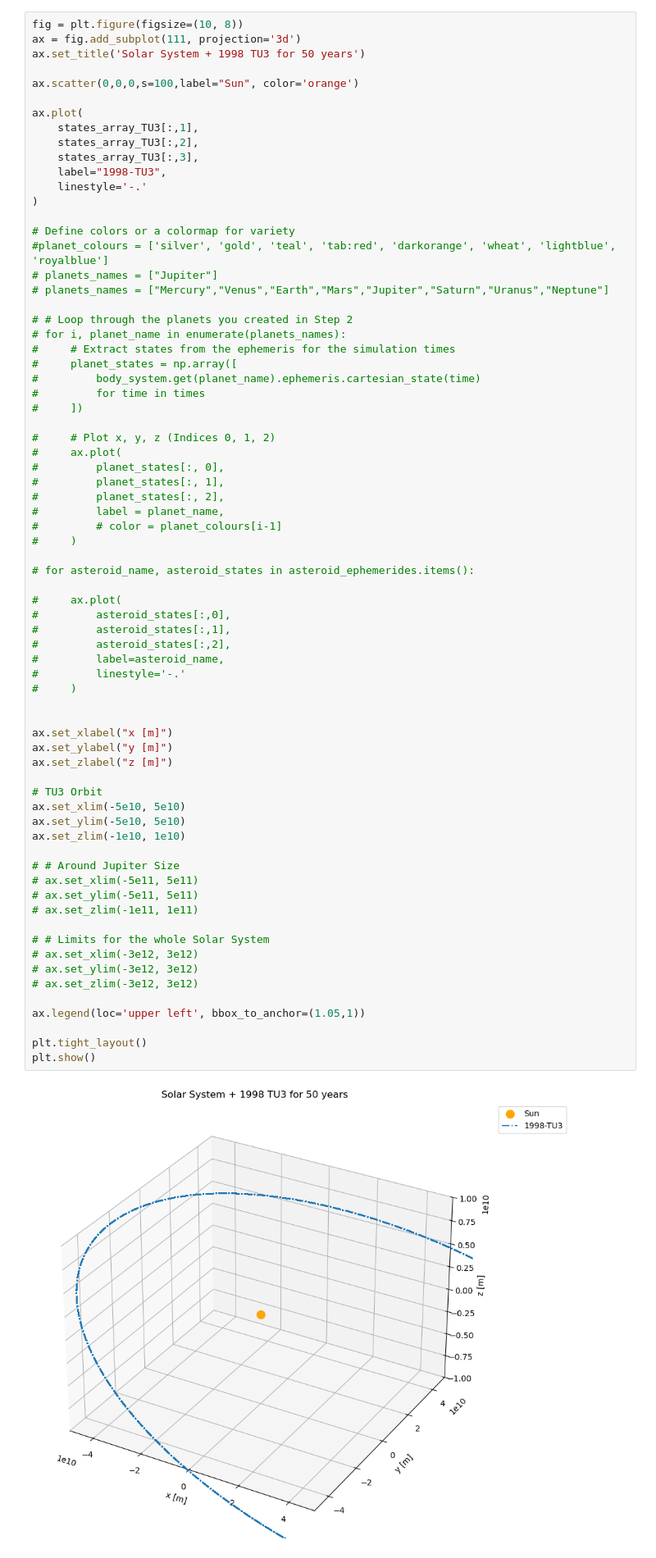
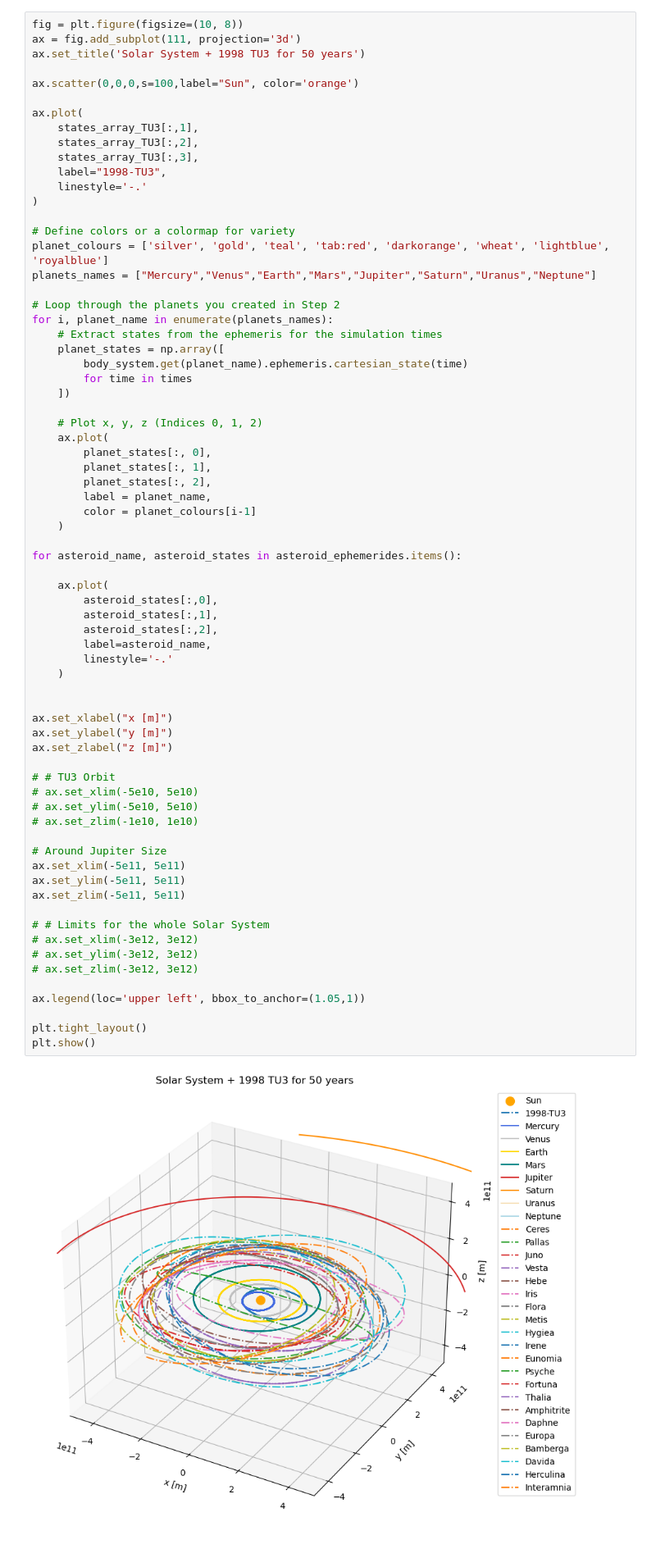
Before and after one commit to PocketBloom/Bachelor_Project, a Jupyter notebook: TU3/TU3_orbit_precession_2.ipynb, the cells around one changed output. Shown at 82% size. Drawn from its saved outputs; the diff is of its cells as text.

Commit message:
THE WHOLE SOLAR SYSTEM

```diff
--- a/TU3/TU3_orbit_precession_2.ipynb
+++ b/TU3/TU3_orbit_precession_2.ipynb
@@ -428,68 +509,67 @@ ax.plot(
     states_array_TU3[:,1],
     states_array_TU3[:,2],
     states_array_TU3[:,3],
     label="1998-TU3",
     linestyle='-.'
 )
 
 # Define colors or a colormap for variety
-#planet_colours = ['silver', 'gold', 'teal', 'tab:red', 'darkorange', 'wheat', 'lightblue', 'royalblue']
-# planets_names = ["Jupiter"]
-# planets_names = ["Mercury","Venus","Earth","Mars","Jupiter","Saturn","Uranus","Neptune"]
+planet_colours = ['silver', 'gold', 'teal', 'tab:red', 'darkorange', 'wheat', 'lightblue', 'royalblue']
+planets_names = ["Mercury","Venus","Earth","Mars","Jupiter","Saturn","Uranus","Neptune"]
 
-# # Loop through the planets you created in Step 2
-# for i, planet_name in enumerate(planets_names):
-#     # Extract states from the ephemeris for the simulation times
-#     planet_states = np.array([
-#         body_system.get(planet_name).ephemeris.cartesian_state(time)
-#         for time in times
-#     ])
+# Loop through the planets you created in Step 2
+for i, planet_name in enumerate(planets_names):
+    # Extract states from the ephemeris for the simulation times
+    planet_states = np.array([
+        body_system.get(planet_name).ephemeris.cartesian_state(time)
+        for time in times
+    ])
 
-#     # Plot x, y, z (Indices 0, 1, 2)
-#     ax.plot(
-#         planet_states[:, 0],
-#         planet_states[:, 1],
-#         planet_states[:, 2],
-#         label = planet_name,
-#         # color = planet_colours[i-1]
-#     )
+    # Plot x, y, z (Indices 0, 1, 2)
+    ax.plot(
+        planet_states[:, 0],
+        planet_states[:, 1],
+        planet_states[:, 2],
+        label = planet_name,
+        color = planet_colours[i-1]
+    )
 
-# for asteroid_name, asteroid_states in asteroid_ephemerides.items():
+for asteroid_name, asteroid_states in asteroid_ephemerides.items():
 
-#     ax.plot(
-#         asteroid_states[:,0],
-#         asteroid_states[:,1],
-#         asteroid_states[:,2],
-#         label=asteroid_name,
-#         linestyle='-.'
-#     )
+    ax.plot(
+        asteroid_states[:,0],
+        asteroid_states[:,1],
+        asteroid_states[:,2],
+        label=asteroid_name,
+        linestyle='-.'
+    )
 
 
 ax.set_xlabel("x [m]")
 ax.set_ylabel("y [m]")
 ax.set_zlabel("z [m]")
 
-# TU3 Orbit
-ax.set_xlim(-5e10, 5e10)
-ax.set_ylim(-5e10, 5e10)
-ax.set_zlim(-1e10, 1e10)
+# # TU3 Orbit
+# ax.set_xlim(-5e10, 5e10)
+# ax.set_ylim(-5e10, 5e10)
+# ax.set_zlim(-1e10, 1e10)
 
-# # Around Jupiter Size
-# ax.set_xlim(-5e11, 5e11)
-# ax.set_ylim(-5e11, 5e11)
-# ax.set_zlim(-1e11, 1e11)
+# Around Jupiter Size
+ax.set_xlim(-5e11, 5e11)
+ax.set_ylim(-5e11, 5e11)
+ax.set_zlim(-5e11, 5e11)
 
 # # Limits for the whole Solar System
 # ax.set_xlim(-3e12, 3e12)
 # ax.set_ylim(-3e12, 3e12)
 # ax.set_zlim(-3e12, 3e12)
 
 ax.legend(loc='upper left', bbox_to_anchor=(1.05,1))
 
 plt.tight_layout()
 plt.show()
 # %% [output]
-[figure, old version]
+[figure, new version]
 # %% [markdown]
 Now to extract the perihelion:
 
```
Also changed, not shown: parts of 16 cells of this notebook.
